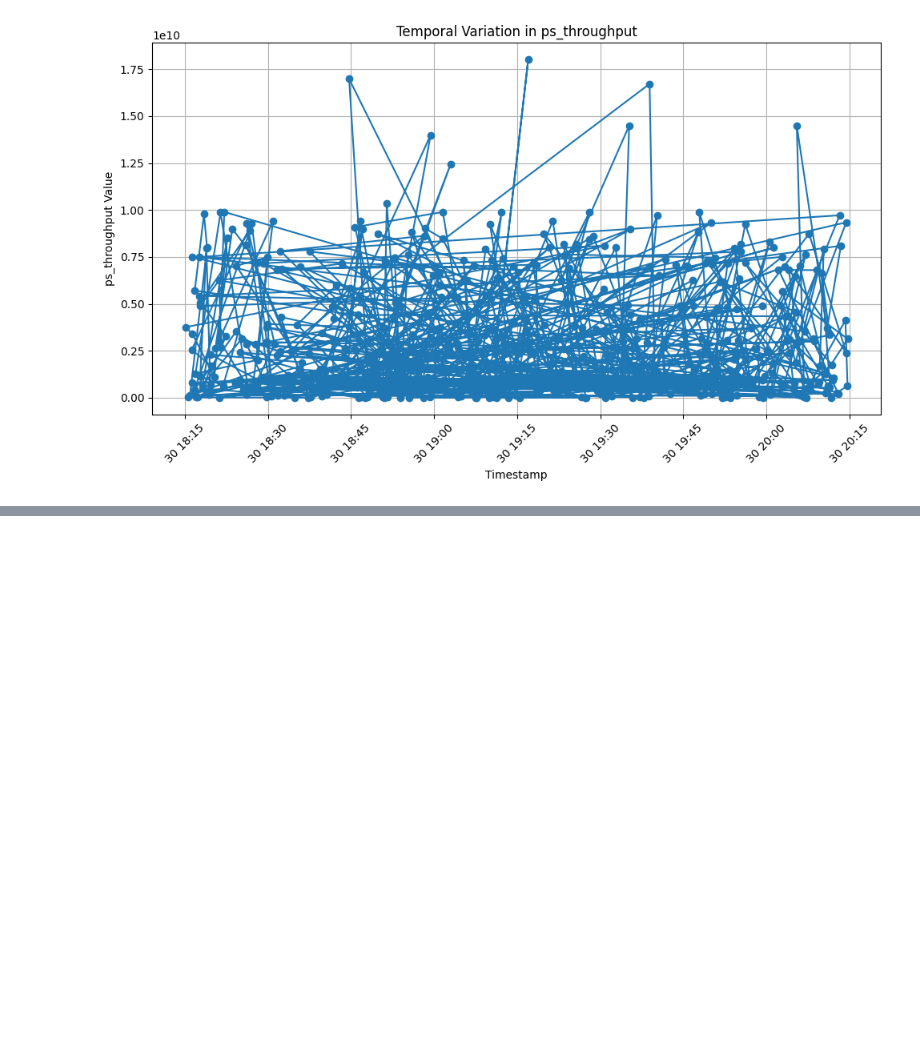
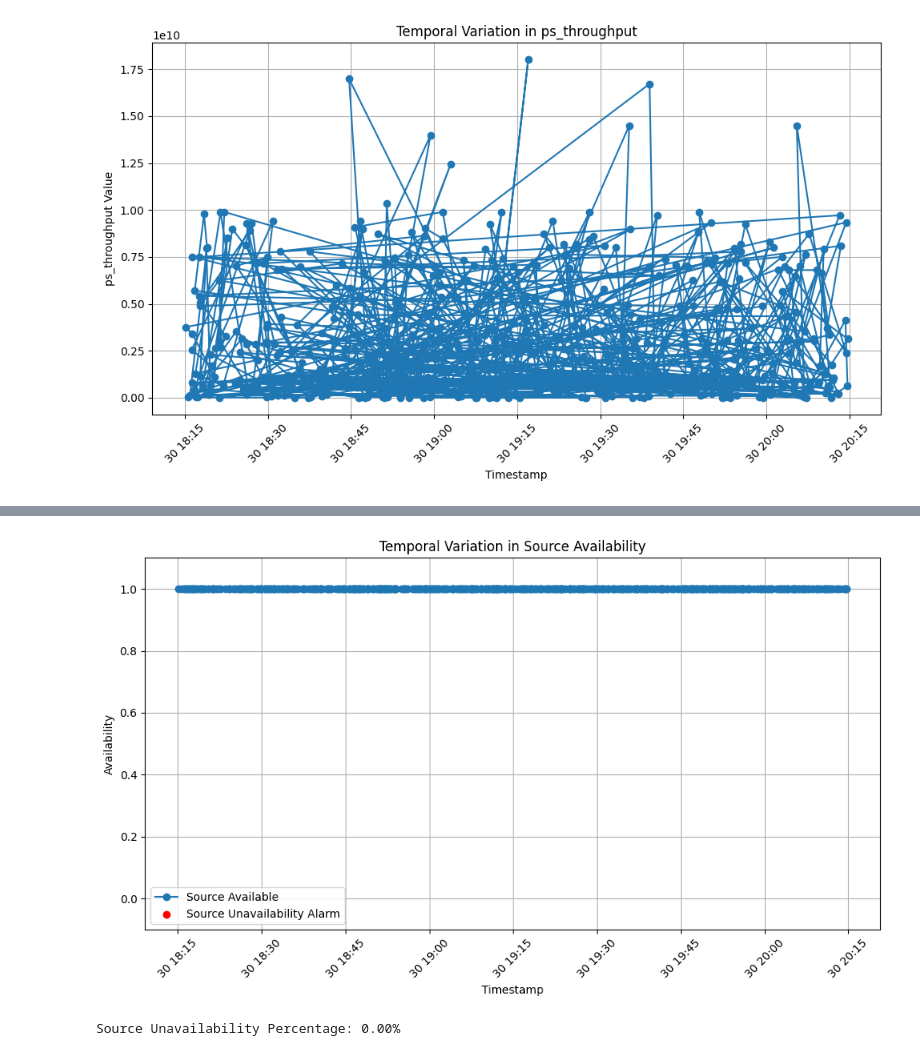
Before and after one commit to durbar2003/alarms-and-alerts-notebooks, a Jupyter notebook: explore.ipynb, the cells around one changed output, grey strips where cells are left out. Cells and saved outputs as stored; diff of their text form; code cells hidden in the pictures; blank space fills up the shorter version.

```diff
--- a/explore.ipynb
+++ b/explore.ipynb
@@ -639,0 +590,51 @@ plt.show()
+# %%
+import time
+from datetime import datetime, timedelta
+import pandas as pd
+import matplotlib.pyplot as plt
+
+es = Elasticsearch([{'host': 'atlas-kibana.mwt2.org', 'port': 9200, 'scheme': 'https'}],
+                    request_timeout=240, basic_auth=(user, passwd), max_retries=10)
+
+# INDICES = ['ps_packetloss', 'ps_owd', 'ps_throughput', 'ps_trace']
+dateFrom, dateTo, idx = ['2023-01-30 18:15', '2023-01-30 20:15', 'ps_throughput']
+start, end = GetTimeRanges(dateFrom, dateTo, 1)
+data = queryIndex(es, start, end, idx)
+df = pd.DataFrame(data).T
+
+# Convert timestamp to datetime
+df['timestamp'] = pd.to_datetime(df['timestamp'], unit='ms')
+
+# Calculate source availability
+df['source_unavailable'] = df['src_host'].isnull()
+
+# Set threshold for source unavailability alarm
+threshold_percentage = 10.0  # Adjust this threshold value
+
+# Detect source unavailability
+unavailable_data = df[df['source_unavailable']]
+
+# Calculate the percentage of time the source was unavailable
+unavailability_percentage = (len(unavailable_data) / len(df)) * 100
+
+# Plotting the temporal variation
+plt.figure(figsize=(10, 6))
+plt.plot(df['timestamp'], ~df['source_unavailable'], marker='o', label='Source Available')
+plt.scatter(unavailable_data['timestamp'], ~unavailable_data['source_unavailable'], color='red', label='Source Unavailability Alarm')
+plt.title('Temporal Variation in Source Availability')
+plt.xlabel('Timestamp')
+plt.ylabel('Availability')
+plt.xticks(rotation=45)
+plt.ylim([-0.1, 1.1])
+plt.legend()
+plt.grid(True)
+plt.tight_layout()
+
+# Display the plot
+plt.show()
+
+# Print unavailability percentage
+print(f"Source Unavailability Percentage: {unavailability_percentage:.2f}%")
+# %% [output]
+[figure, added]
+Source Unavailability Percentage: 0.00%
```
Also changed, not shown: parts of 3 cells of this notebook.
